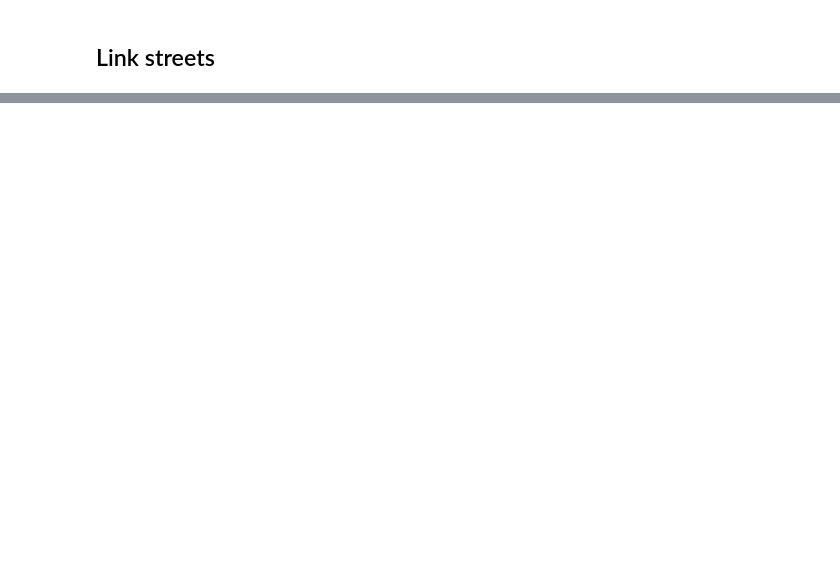
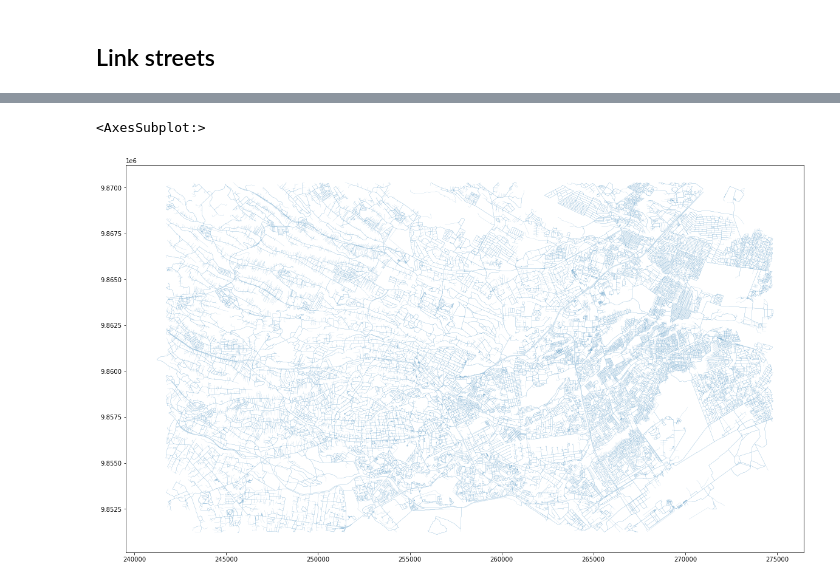
Before and after one commit to urbanmorphometrics/earth_observation_data, a Jupyter notebook: nairobi test/elements.ipynb, the cells around one changed output, grey strips where cells are left out. Drawn from its saved outputs; the diff is of its cells as text; code cells hidden in the pictures; blank space fills up the shorter version.

```diff
--- a/nairobi test/elements.ipynb
+++ b/nairobi test/elements.ipynb
@@ -64,0 +154,5 @@ edges.to_parquet('../../nairobi/edges.pq')
+# %%
+edges.plot(figsize=(20,20), linewidth=.1)
+# %% [output]
+<AxesSubplot:>
+[figure, added]
```
Also changed, not shown: parts of 23 cells of this notebook, 2 other files.
